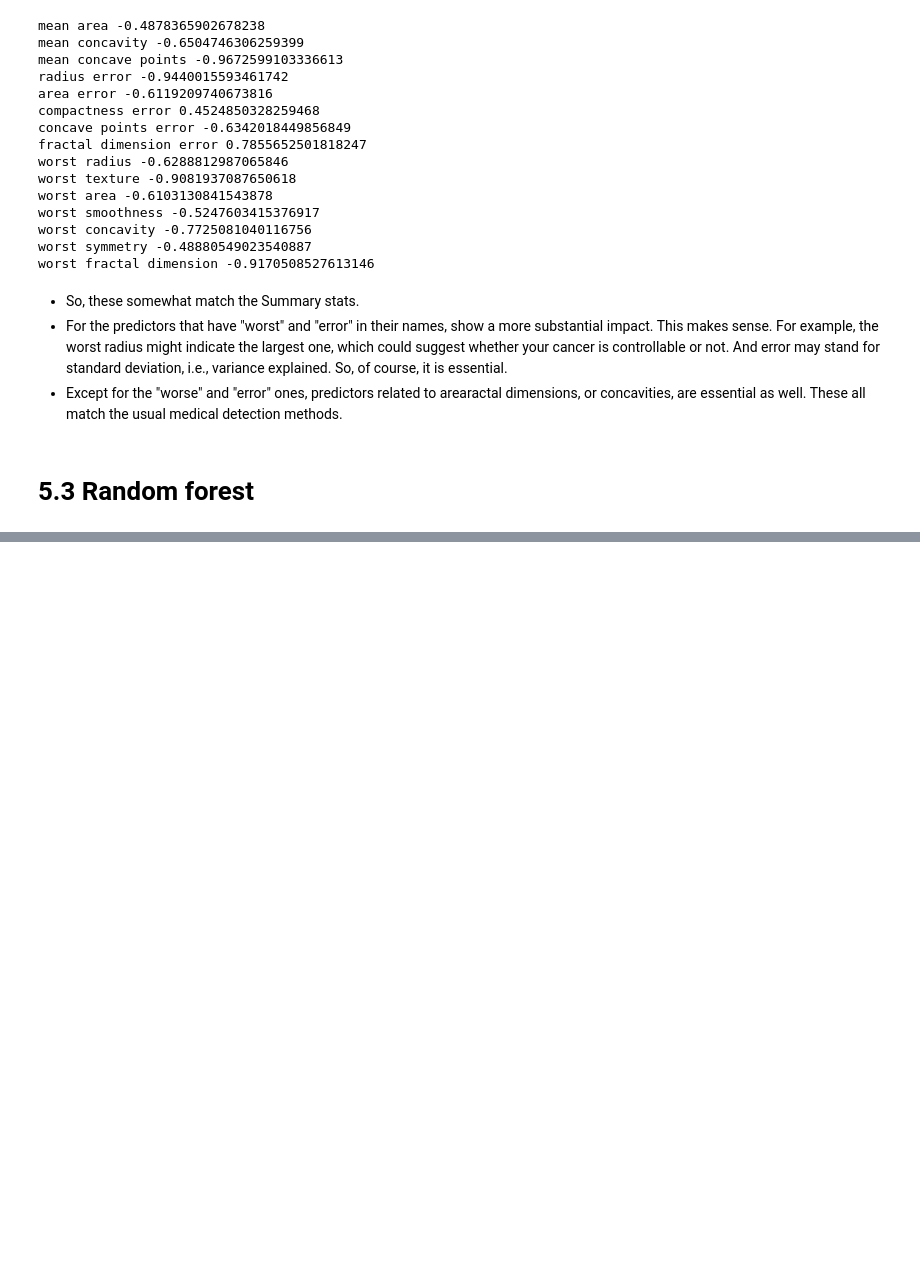
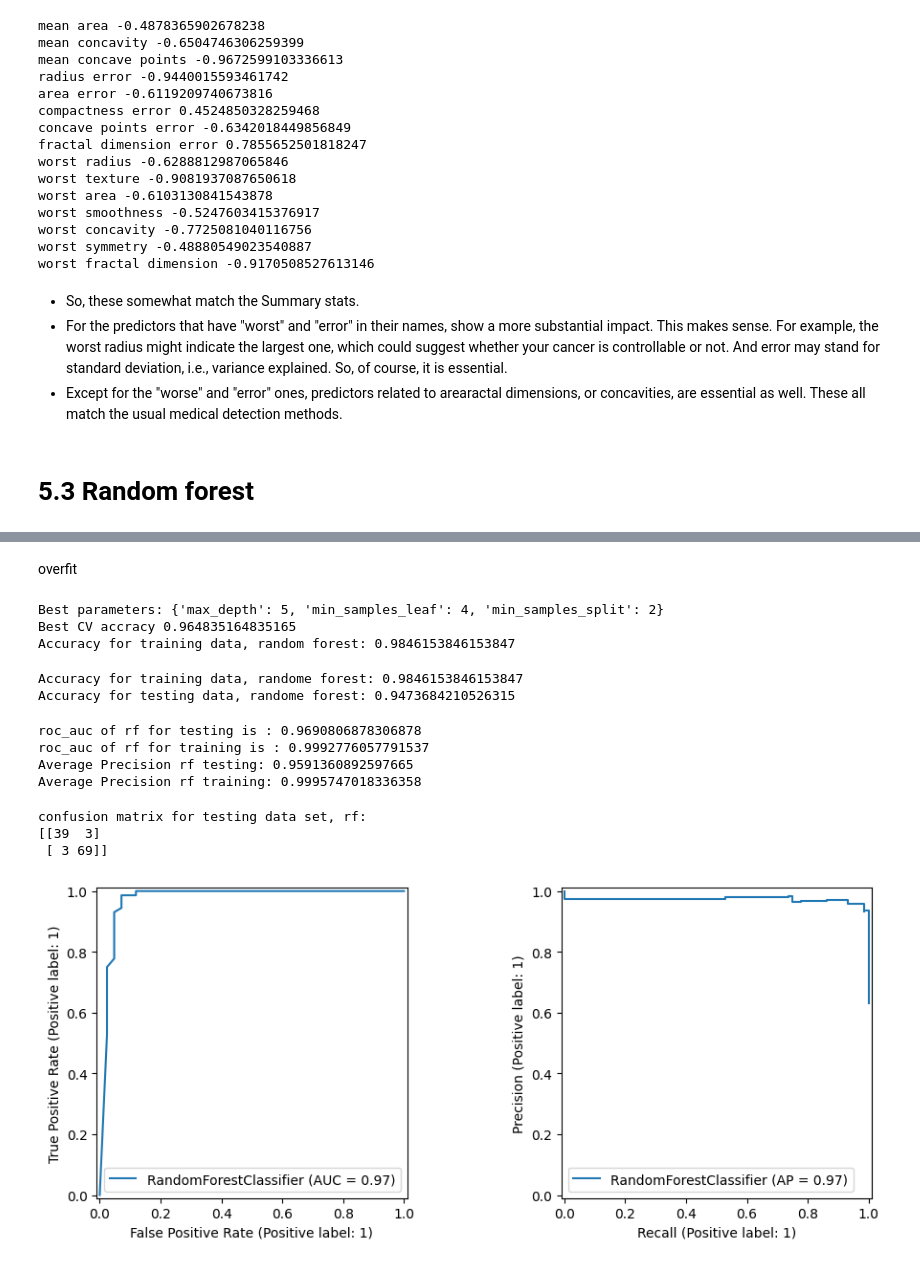
Before and after one commit to Yuyang-Yao/Math_-5750_Project1, a Jupyter notebook: project1.ipynb, the cells around one changed output, grey strips where cells are left out. Cells and saved outputs as stored; diff of their text form; code cells hidden in the pictures; blank space fills up the shorter version.

```diff
--- a/project1.ipynb
+++ b/project1.ipynb
@@ -1095,0 +1064,3 @@ plt.show()
+# %%
+clf_rf=RandomForestClassifier(n_estimators=103, random_state=42)
+clf_rf_fit=clf_rf.fit(X_train_2,y_train_2)
@@ -1095,0 +1084,64 @@ plt.show()
+# %% [markdown]
+overfit
+# %%
+param_grid_clf1 = {
+    'max_depth': [5],
+    'min_samples_split': [2, 3,4],
+    'min_samples_leaf': [2,3,4,5]
+}
+
+# GridSearchCV
+param_grid_clf1 = GridSearchCV(clf_rf, param_grid_clf1, cv=5, scoring='accuracy', n_jobs=-1)
+param_grid_clf1.fit(X_train_2, y_train_2)
+
+print("Best parameters:", param_grid_clf1.best_params_)
+print("Best CV accracy", param_grid_clf1.best_score_)
+
+# Evaluate on train set to see if overfit
+y_pred_clf_rf_train_2=param_grid_clf1.best_estimator_.predict(X_train_2)
+print("Accuracy for training data, random forest:", metrics.accuracy_score(y_true=y_train_2, y_pred=y_pred_clf_rf_train_2 ))
+# %% [output]
+Best parameters: {'max_depth': 5, 'min_samples_leaf': 4, 'min_samples_split': 2}
+Best CV accracy 0.964835164835165
+Accuracy for training data, random forest: 0.9846153846153847
+# %%
+y_pred_clf_rf_test_2=param_grid_clf1.best_estimator_.predict(X_test_2)
+print("Accuracy for training data, randome forest:", metrics.accuracy_score(y_true=y_train_2, y_pred=y_pred_clf_rf_train_2 ))
+print("Accuracy for testing data, randome forest:", metrics.accuracy_score(y_true=y_test_2, y_pred=y_pred_clf_rf_test_2 ))
+# %% [output]
+Accuracy for training data, randome forest: 0.9846153846153847
+Accuracy for testing data, randome forest: 0.9473684210526315
+# %%
+auc_test_rf = roc_auc_score(y_test_2, param_grid_clf1.best_estimator_.predict_proba(X_test_2)[:,1])
+print("roc_auc of rf for testing is :", auc_test_rf)
+
+auc_train_rf = roc_auc_score(y_train_2, param_grid_clf1.best_estimator_.predict_proba(X_train_2)[:,1])
+print("roc_auc of rf for training is :", auc_train_rf)
+
+ap_rf = average_precision_score(y_test_2, param_grid_clf1.best_estimator_.predict_proba(X_test_2)[:,1])
+print("Average Precision rf testing:", ap_rf)
+
+ap_rf = average_precision_score(y_train_2, param_grid_clf1.best_estimator_.predict_proba(X_train_2)[:,1])
+print("Average Precision rf training:", ap_rf)
+# %% [output]
+roc_auc of rf for testing is : 0.9690806878306878
+roc_auc of rf for training is : 0.9992776057791537
+Average Precision rf testing: 0.9591360892597665
+Average Precision rf training: 0.9995747018336358
+# %%
+print('confusion matrix for testing data set, rf:')
+print(metrics.confusion_matrix(y_true=y_test_2, y_pred=y_pred_clf_rf_test_2))
+# %% [output]
+confusion matrix for testing data set, rf:
+[[39  3]
+ [ 3 69]]
+# %%
+fig_clf2, axes_clf2 = plt.subplots(1, 2, figsize=(10,4))
+
+RocCurveDisplay.from_estimator(clf_rf, X_test_2, y_test_2, ax=axes_clf2[0])
+PrecisionRecallDisplay.from_estimator(clf_rf, X_test_2, y_test_2, ax=axes_clf2[1])
+
+plt.tight_layout()
+plt.show()
+# %% [output]
+[figure, added]
```
Also changed, not shown: parts of 9 cells of this notebook.
